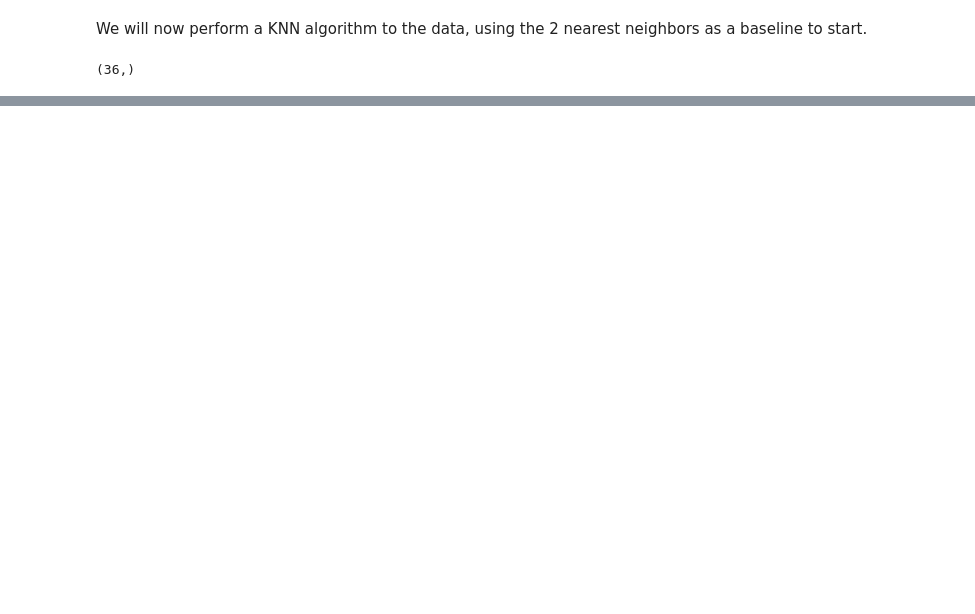
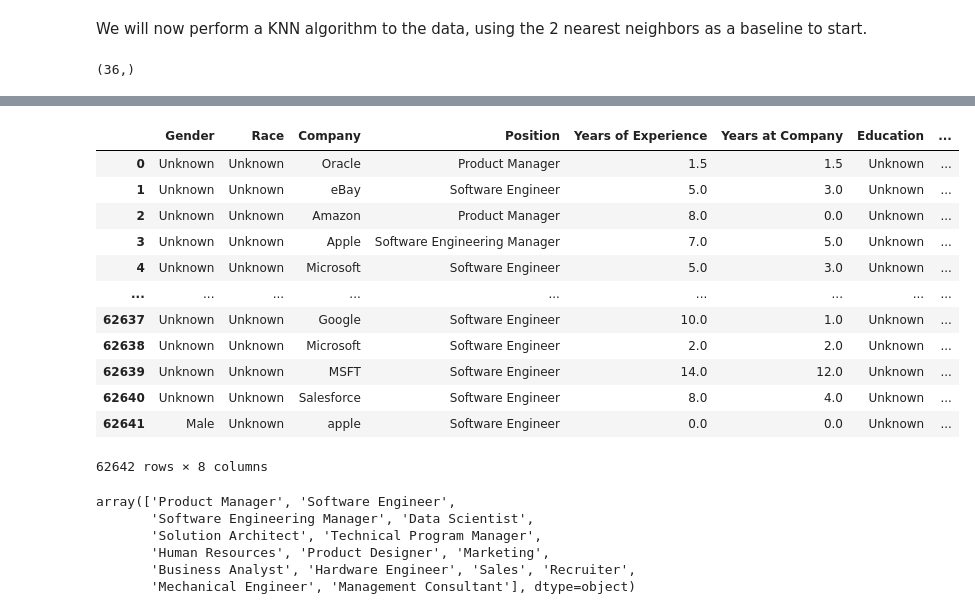
Before and after one commit to GMU-MinorityReport/CS484, a Jupyter notebook: code/The_Minority_Report.ipynb, the cells around one changed output, grey strips where cells are left out. Cells and saved outputs as stored; diff of their text form; code cells hidden in the pictures; blank space fills up the shorter version.

```diff
--- a/code/The_Minority_Report.ipynb
+++ b/code/The_Minority_Report.ipynb
@@ -254,0 +244,30 @@ from sklearn.model_selection import train_test_split
+# %%
+df = pd.read_csv('inputs/Levels_Fyi_Salary_Data.csv')
+df = df[['gender', 'Race', 'company', 'title', 'yearsofexperience',
+         'yearsatcompany', 'Education', 'totalyearlycompensation']]
+df = df.fillna({'gender':'Unknown', 'Race':'Unknown', 'company':'Unknown', 'Education':'Unknown'})
+df = df.rename(columns = {'gender':'Gender', 'company':'Company', 'title':'Position',
+                          'yearsofexperience':'Years of Experience', 'yearsatcompany':'Years at Company',
+                          'totalyearlycompensation':'Annual Compensation'})
+display(df)
+df['Position'].unique()
+# %% [output]
+|  | Gender | Race | Company | Position | Years of Experience | Years at Company | Education | ... |
+| 0 | Unknown | Unknown | Oracle | Product Manager | 1.5 | 1.5 | Unknown | ... |
+| 1 | Unknown | Unknown | eBay | Software Engineer | 5.0 | 3.0 | Unknown | ... |
+| 2 | Unknown | Unknown | Amazon | Product Manager | 8.0 | 0.0 | Unknown | ... |
+| 3 | Unknown | Unknown | Apple | Software Engineering Manager | 7.0 | 5.0 | Unknown | ... |
+| 4 | Unknown | Unknown | Microsoft | Software Engineer | 5.0 | 3.0 | Unknown | ... |
+| ... | ... | ... | ... | ... | ... | ... | ... | ... |
+| 62637 | Unknown | Unknown | Google | Software Engineer | 10.0 | 1.0 | Unknown | ... |
+| 62638 | Unknown | Unknown | Microsoft | Software Engineer | 2.0 | 2.0 | Unknown | ... |
+| 62639 | Unknown | Unknown | MSFT | Software Engineer | 14.0 | 12.0 | Unknown | ... |
+| 62640 | Unknown | Unknown | Salesforce | Software Engineer | 8.0 | 4.0 | Unknown | ... |
+| 62641 | Male | Unknown | apple | Software Engineer | 0.0 | 0.0 | Unknown | ... |
+62642 rows × 8 columns
+array(['Product Manager', 'Software Engineer',
+       'Software Engineering Manager', 'Data Scientist',
+       'Solution Architect', 'Technical Program Manager',
+       'Human Resources', 'Product Designer', 'Marketing',
+       'Business Analyst', 'Hardware Engineer', 'Sales', 'Recruiter',
+       'Mechanical Engineer', 'Management Consultant'], dtype=object)
```
Also changed, not shown: parts of 26 cells of this notebook.
